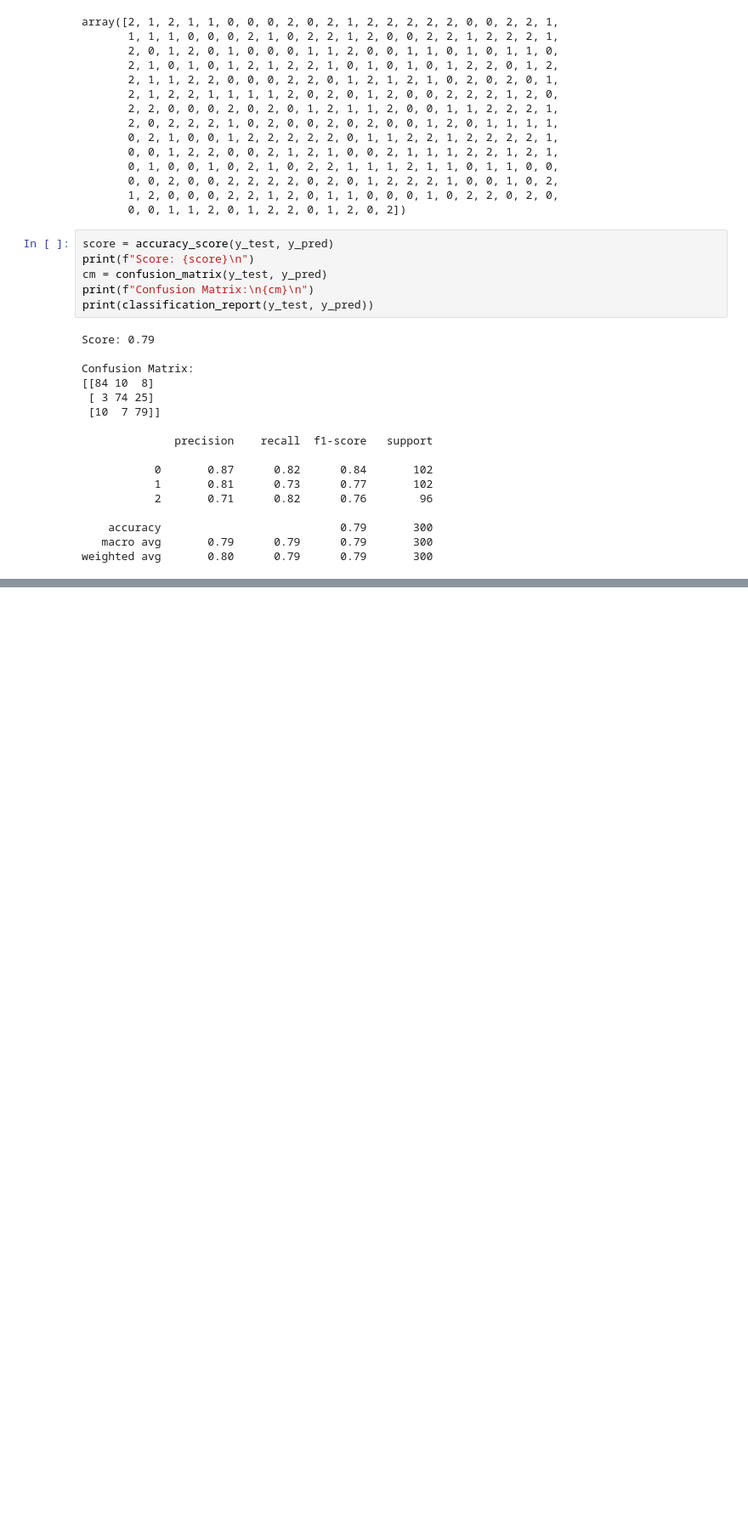
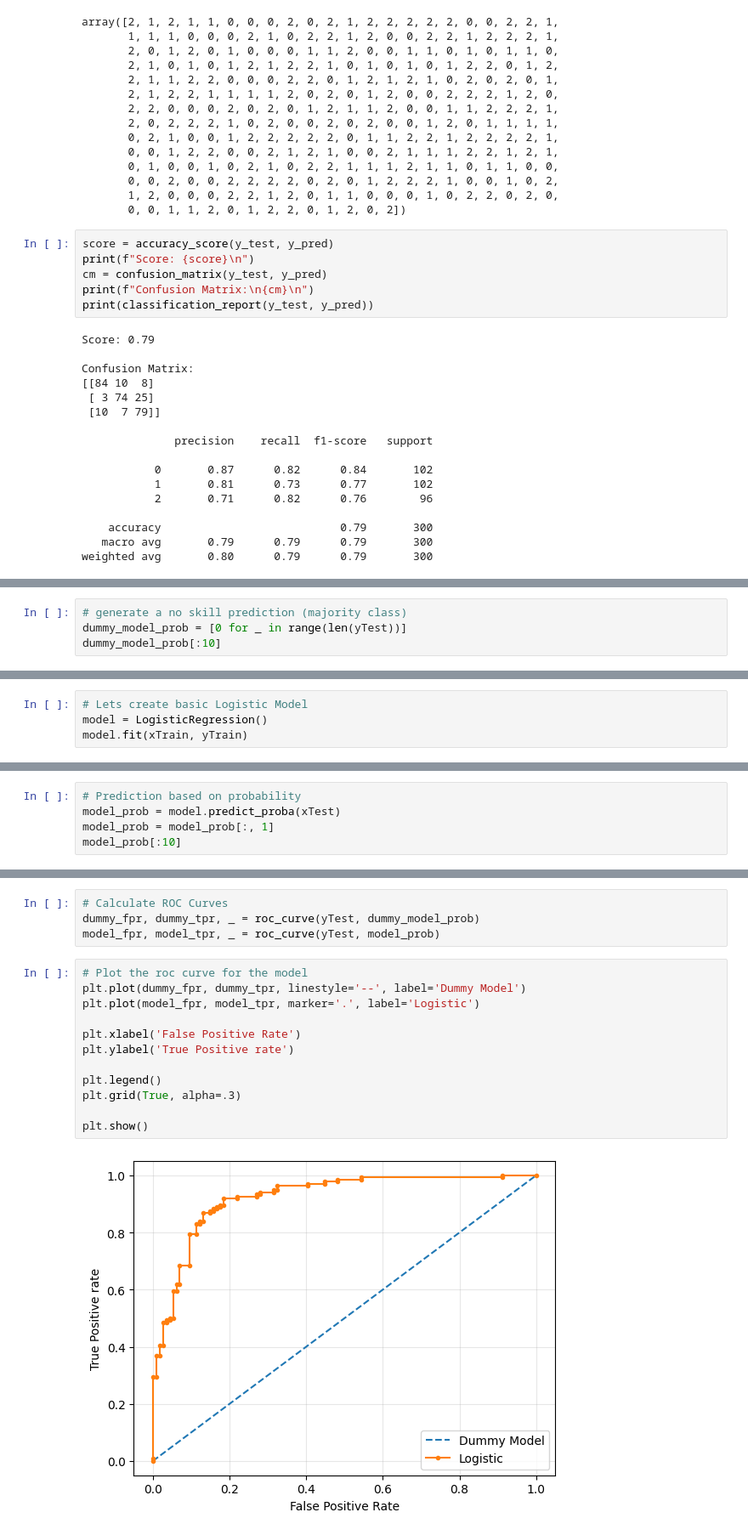
Before and after one commit to netofr19/machine_learning_course, a Jupyter notebook: logistic_regression/log_reg_implementation.ipynb, the cells around one changed output, grey strips where cells are left out. Shown at 85% size. Saved outputs shown, nothing was run; the diff lists cells and outputs as text; blank space fills up the shorter version.

```diff
--- a/logistic_regression/log_reg_implementation.ipynb
+++ b/logistic_regression/log_reg_implementation.ipynb
@@ -259,0 +413,4 @@ weighted avg       0.80      0.79      0.79       300
+# %%
+# generate a no skill prediction (majority class)
+dummy_model_prob = [0 for _ in range(len(yTest))]
+dummy_model_prob[:10]
@@ -259,0 +419,4 @@ weighted avg       0.80      0.79      0.79       300
+# %%
+# Lets create basic Logistic Model
+model = LogisticRegression()
+model.fit(xTrain, yTrain)
@@ -259,0 +425,5 @@ weighted avg       0.80      0.79      0.79       300
+# %%
+# Prediction based on probability
+model_prob = model.predict_proba(xTest)
+model_prob = model_prob[:, 1]
+model_prob[:10]
@@ -259,0 +442,18 @@ weighted avg       0.80      0.79      0.79       300
+# %%
+# Calculate ROC Curves
+dummy_fpr, dummy_tpr, _ = roc_curve(yTest, dummy_model_prob)
+model_fpr, model_tpr, _ = roc_curve(yTest, model_prob)
+# %%
+# Plot the roc curve for the model
+plt.plot(dummy_fpr, dummy_tpr, linestyle='--', label='Dummy Model')
+plt.plot(model_fpr, model_tpr, marker='.', label='Logistic')
+
+plt.xlabel('False Positive Rate')
+plt.ylabel('True Positive rate')
+
+plt.legend()
+plt.grid(True, alpha=.3)
+
+plt.show()
+# %% [output]
+[figure, added]
```
Also changed, not shown: parts of 28 cells of this notebook.
